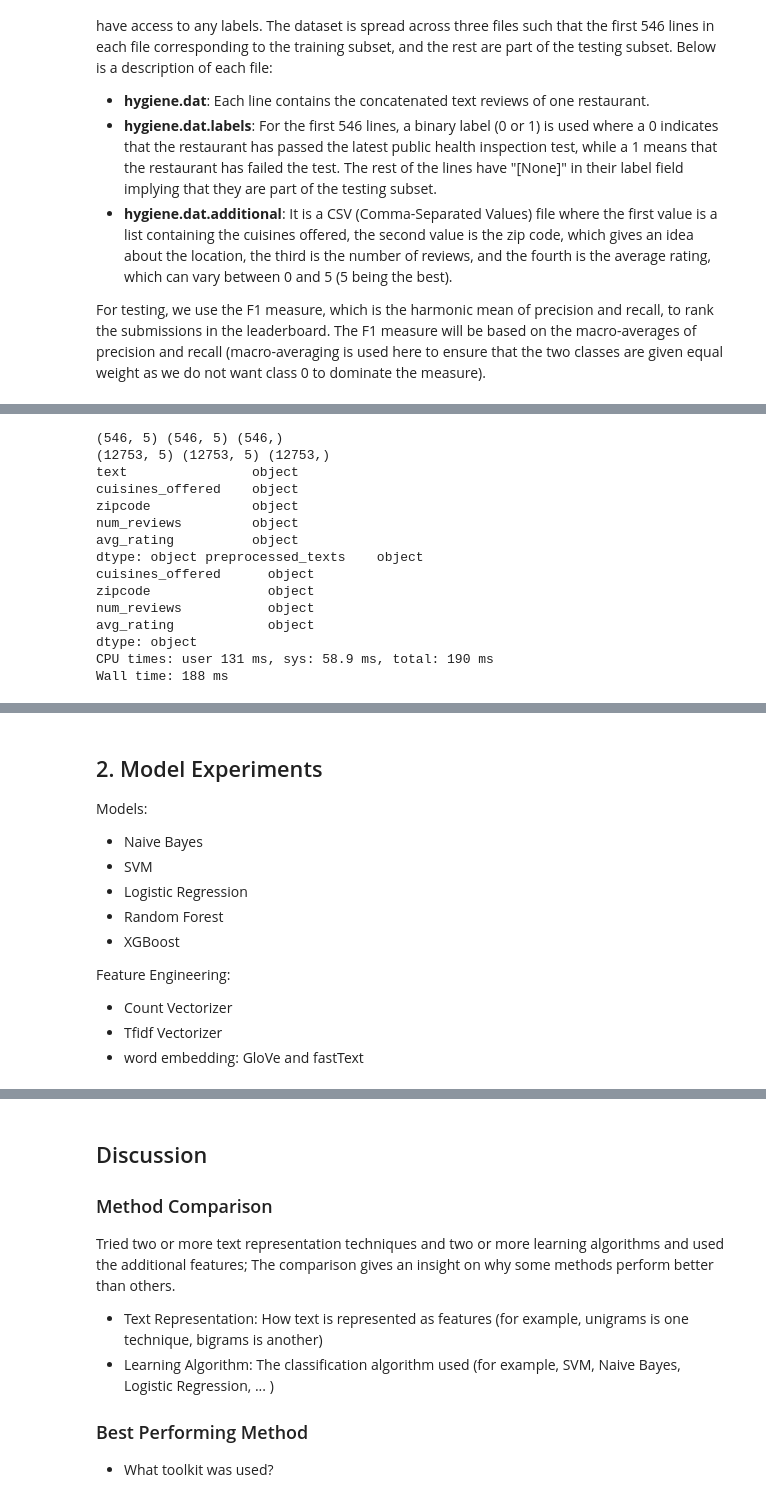
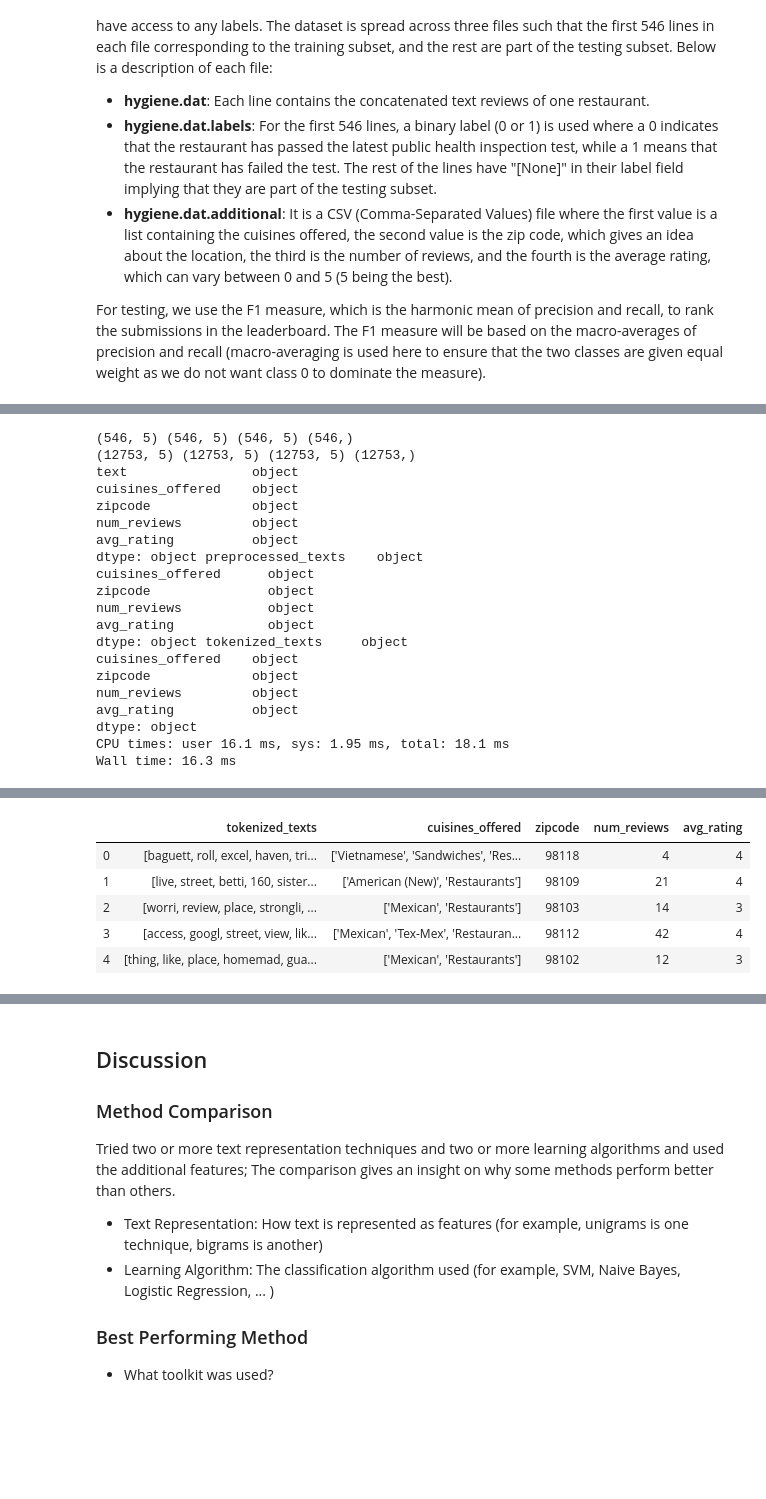
Before and after one commit to jonchang03/cs598-dm-capstone, a Jupyter notebook: task6/Task6.ipynb, the cells around one changed output, grey strips where cells are left out. Cells and saved outputs as stored; diff of their text form; code cells hidden in the pictures; blank space fills up the shorter version.

Commit message:
time to write report

```diff
--- a/task6/Task6.ipynb
+++ b/task6/Task6.ipynb
@@ -150,20 +163,24 @@ None
 train_df = df[df["label"] != "[None]"]
 test_df = df[df["label"] == "[None]"]
 
-train = train_df.drop(["label", "preprocessed_texts"], axis=1)
-train_preprocessed = train_df.drop(["label", "text"], axis=1)
+additional_feats = ["cuisines_offered", "zipcode", "num_reviews", "avg_rating"]
+
+train = train_df[["text"] + additional_feats]
+train_preprocessed = train_df[["preprocessed_texts"] + additional_feats]
+train_tokenized = train_df[["tokenized_texts"] + additional_feats]
 train_labels = train_df["label"].astype(int) # needed by sklearn
 
-test = test_df.drop(["label", "preprocessed_texts"], axis=1)
-test_preprocessed = test_df.drop(["label", "text"], axis=1)
+test = test_df[["text"] + additional_feats]
+test_preprocessed = test_df[["preprocessed_texts"] + additional_feats]
+test_tokenized = test_df[["tokenized_texts"] + additional_feats]
 test_labels = test_df["label"]
 
-print(train.shape, train_preprocessed.shape, train_labels.shape)
-print(test.shape, test_preprocessed.shape, test_labels.shape)
-print(train.dtypes, train_preprocessed.dtypes)
+print(train.shape, train_preprocessed.shape, train_tokenized.shape, train_labels.shape)
+print(test.shape, test_preprocessed.shape, test_tokenized.shape, test_labels.shape)
+print(train.dtypes, train_preprocessed.dtypes, train_tokenized.dtypes)
 # %% [output]
-(546, 5) (546, 5) (546,)
-(12753, 5) (12753, 5) (12753,)
+(546, 5) (546, 5) (546, 5) (546,)
+(12753, 5) (12753, 5) (12753, 5) (12753,)
 text                object
 cuisines_offered    object
 zipcode             object
@@ -174,39 +191,37 @@ cuisines_offered      object
 zipcode               object
 num_reviews           object
 avg_rating            object
+dtype: object tokenized_texts     object
+cuisines_offered    object
+zipcode             object
+num_reviews         object
+avg_rating          object
 dtype: object
-CPU times: user 131 ms, sys: 58.9 ms, total: 190 ms
-Wall time: 188 ms
+CPU times: user 16.1 ms, sys: 1.95 ms, total: 18.1 ms
+Wall time: 16.3 ms
 # %%
 display(train.head())
 display(train_preprocessed.head())
+display(train_tokenized.head())
 # %% [output]
 |  | text | cuisines_offered | zipcode | num_reviews | avg_rating |
 | 0 | The baguettes and rolls are excel... | ['Vietnamese', 'Sandwiches', 'Res... | 98118 | 4 | 4 |
 | 1 | I live up the street from Betty. ... | ['American (New)', 'Restaurants'] | 98109 | 21 | 4 |
 | 2 | I'm worried about how I will revi... | ['Mexican', 'Restaurants'] | 98103 | 14 | 3 |
 | 3 | Why can't you access them on Goog... | ['Mexican', 'Tex-Mex', 'Restauran... | 98112 | 42 | 4 |
 | 4 | Things to like about this place: ... | ['Mexican', 'Restaurants'] | 98102 | 12 | 3 |
 |  | preprocessed_texts | cuisines_offered | zipcode | num_reviews | avg_rating |
 | 0 | baguett roll excel haven tri exci... | ['Vietnamese', 'Sandwiches', 'Res... | 98118 | 4 | 4 |
 | 1 | live street betti 160 sister town... | ['American (New)', 'Restaurants'] | 98109 | 21 | 4 |
 | 2 | worri review place strongli think... | ['Mexican', 'Restaurants'] | 98103 | 14 | 3 |
 | 3 | access googl street view like med... | ['Mexican', 'Tex-Mex', 'Restauran... | 98112 | 42 | 4 |
 | 4 | thing like place homemad guacamol... | ['Mexican', 'Restaurants'] | 98102 | 12 | 3 |
+|  | tokenized_texts | cuisines_offered | zipcode | num_reviews | avg_rating |
+| 0 | [baguett, roll, excel, haven, tri... | ['Vietnamese', 'Sandwiches', 'Res... | 98118 | 4 | 4 |
+| 1 | [live, street, betti, 160, sister... | ['American (New)', 'Restaurants'] | 98109 | 21 | 4 |
+| 2 | [worri, review, place, strongli, ... | ['Mexican', 'Restaurants'] | 98103 | 14 | 3 |
+| 3 | [access, googl, street, view, lik... | ['Mexican', 'Tex-Mex', 'Restauran... | 98112 | 42 | 4 |
+| 4 | [thing, like, place, homemad, gua... | ['Mexican', 'Restaurants'] | 98102 | 12 | 3 |
 # %%
 # # just use cross_val_score
 # X_train, X_test, y_train, y_test = train_test_split(train_preprocessed, train_labels, test_size= 0.2, random_state=SEED)
-# %% [markdown]
-## 2. Model Experiments
-
-Models:
-* Naive Bayes
-* SVM
-* Logistic Regression
-* Random Forest
-* XGBoost
-
-Feature Engineering:
-* Count Vectorizer
-* Tfidf Vectorizer
-* word embedding: GloVe and fastText
```
Also changed, not shown: parts of 54 cells of this notebook, 1 other file.
